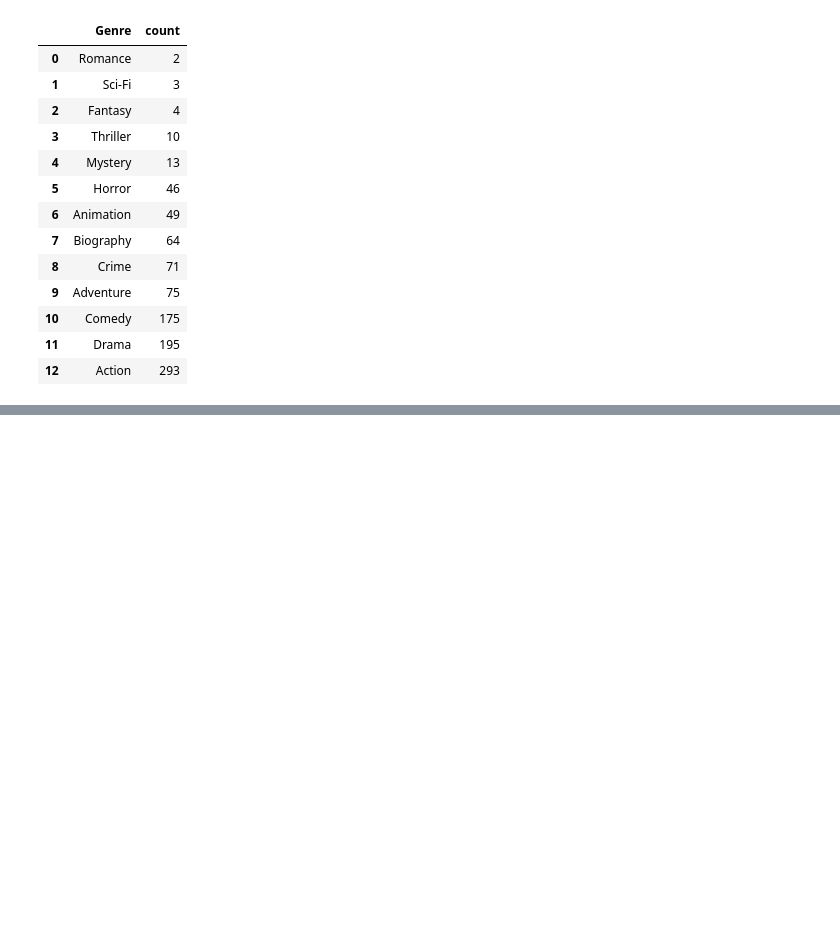
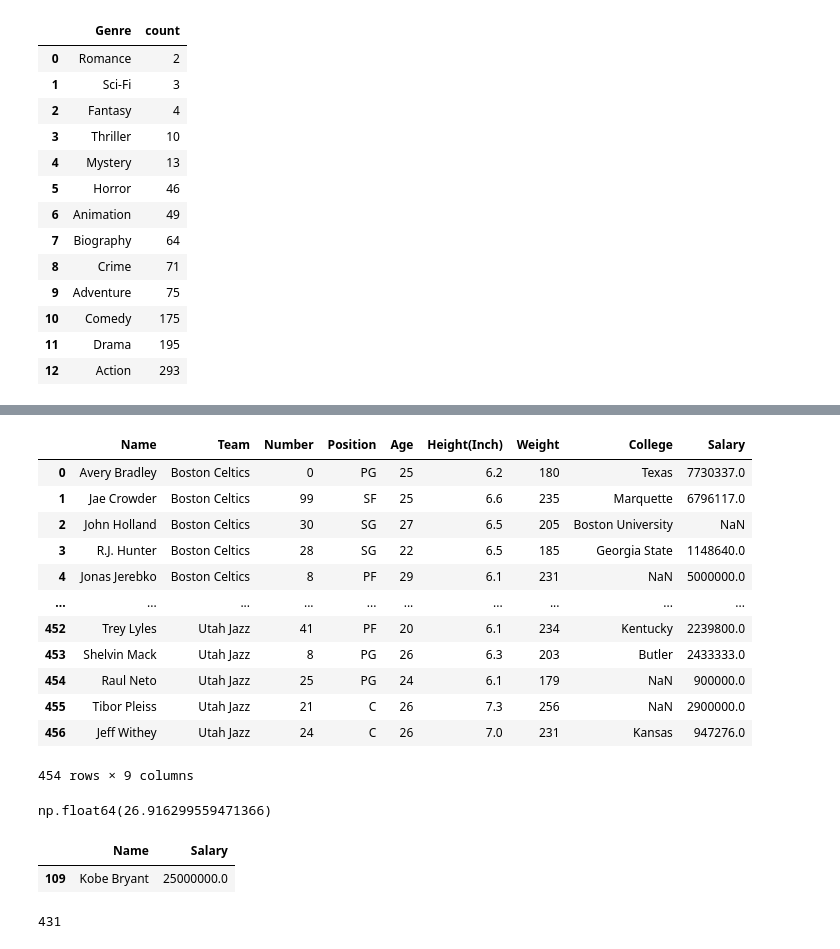
Before and after one commit to amityadav757330/DS-ML-AI, a Jupyter notebook: DS_ML_AI_Batch_1.ipynb, the cells around one changed output, grey strips where cells are left out. Cells and saved outputs as stored; diff of their text form; code cells hidden in the pictures; blank space fills up the shorter version.

```diff
--- a/DS_ML_AI_Batch_1.ipynb
+++ b/DS_ML_AI_Batch_1.ipynb
@@ -2180,0 +2259,23 @@ df['Genre'].value_counts(ascending = True).reset_index()
+# %%
+# Drop rows (25,72,63) from the NBA dataset. What is the average age of the players after dropping the rows?
+# Note: Please do not change the original dataset.
+df1 = df.drop([25,72,63])
+df1
+# %% [output]
+|  | Name | Team | Number | Position | Age | Height(Inch) | Weight | College | Salary |
+| 0 | Avery Bradley | Boston Celtics | 0 | PG | 25 | 6.2 | 180 | Texas | 7730337.0 |
+| 1 | Jae Crowder | Boston Celtics | 99 | SF | 25 | 6.6 | 235 | Marquette | 6796117.0 |
+| 2 | John Holland | Boston Celtics | 30 | SG | 27 | 6.5 | 205 | Boston University | NaN |
+| 3 | R.J. Hunter | Boston Celtics | 28 | SG | 22 | 6.5 | 185 | Georgia State | 1148640.0 |
+| 4 | Jonas Jerebko | Boston Celtics | 8 | PF | 29 | 6.1 | 231 | NaN | 5000000.0 |
+| ... | ... | ... | ... | ... | ... | ... | ... | ... | ... |
+| 452 | Trey Lyles | Utah Jazz | 41 | PF | 20 | 6.1 | 234 | Kentucky | 2239800.0 |
+| 453 | Shelvin Mack | Utah Jazz | 8 | PG | 26 | 6.3 | 203 | Butler | 2433333.0 |
+| 454 | Raul Neto | Utah Jazz | 25 | PG | 24 | 6.1 | 179 | NaN | 900000.0 |
+| 455 | Tibor Pleiss | Utah Jazz | 21 | C | 26 | 7.3 | 256 | NaN | 2900000.0 |
+| 456 | Jeff Withey | Utah Jazz | 24 | C | 26 | 7.0 | 231 | Kansas | 947276.0 |
+454 rows × 9 columns
+# %%
+df1['Age'].mean()
+# %% [output]
+np.float64(26.916299559471366)
@@ -2180,0 +2287,16 @@ df['Genre'].value_counts(ascending = True).reset_index()
+# %%
+# @title Q1
+# Find the name of the player with highest salary
+highest_sal = df['Salary'].max()
+df[df['Salary'] == highest_sal][['Name','Salary']]
+
+# df[rows][columns]
+# %% [output]
+|  | Name | Salary |
+| 109 | Kobe Bryant | 25000000.0 |
+# %%
+# @title Q2
+# Find the no.of players weighing above 180 pounds
+df[df['Weight(lbs)'] > 180]['Weight(lbs)'].count()
+# %% [output]
+431
```
Also changed, not shown: parts of 14 cells of this notebook.
